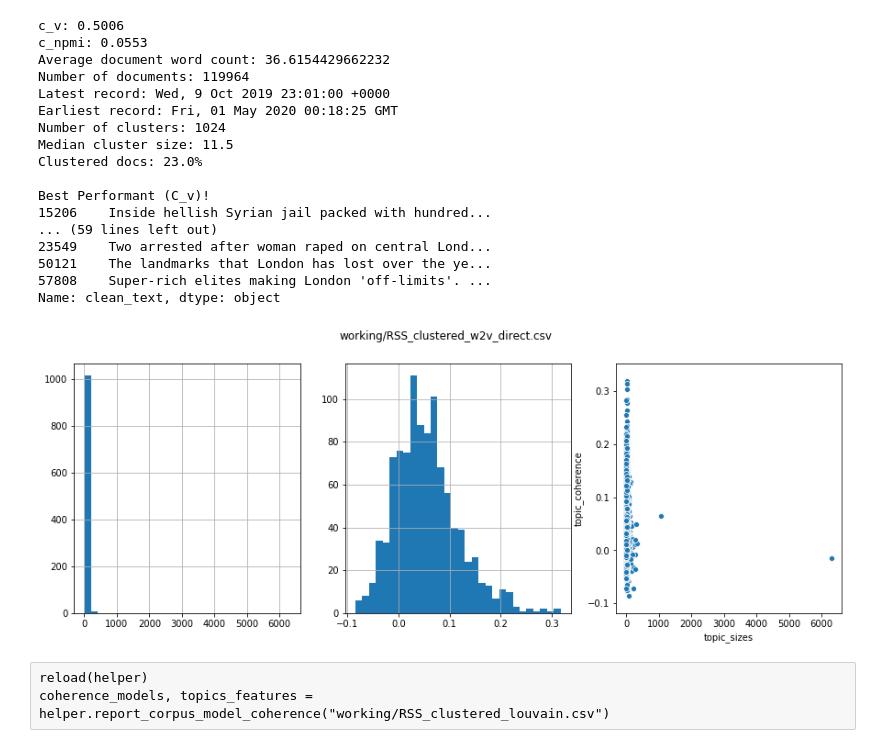
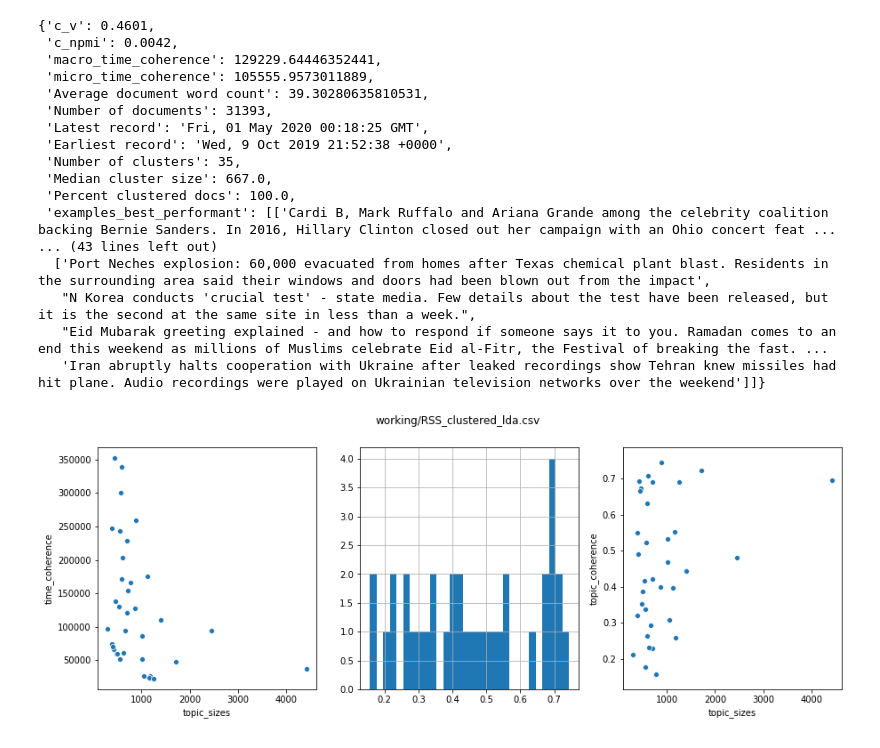
Before and after one commit to MartinChrisWood/news_crow, a Jupyter notebook: 04_clustering_metrics_RSS.ipynb, the cells around one changed output. Cells and saved outputs as stored; diff of their text form; code cells hidden in the pictures.

Commit message:
reporting tools consolidated to separate module

```diff
--- a/04_clustering_metrics_RSS.ipynb
+++ b/04_clustering_metrics_RSS.ipynb
@@ -77,25 +2,0 @@ Name: clean_text, dtype: object
-# %%
-reload(helper)
-coherence_models, topics_features = helper.report_corpus_model_coherence("working/RSS_clustered_w2v_direct.csv")
-# %% [output]
-c_v: 0.5006
-c_npmi: 0.0553
-Average document word count: 36.6154429662232
-Number of documents: 119964
-Latest record: Wed, 9 Oct 2019 23:01:00 +0000
-Earliest record: Fri, 01 May 2020 00:18:25 GMT
-Number of clusters: 1024
-Median cluster size: 11.5
-Clustered docs: 23.0%
-
-Best Performant (C_v)!
-15206    Inside hellish Syrian jail packed with hundred...
-... (59 lines left out)
-23549    Two arrested after woman raped on central Lond...
-50121    The landmarks that London has lost over the ye...
-57808    Super-rich elites making London 'off-limits'. ...
-Name: clean_text, dtype: object
-[figure, removed]
-# %% [raw]
-reload(helper)
-coherence_models, topics_features = helper.report_corpus_model_coherence("working/RSS_clustered_louvain.csv")
@@ -101,0 +5,24 @@ coherence_models, topics_features = helper.report_corpus_model_coherence("workin
+# %%
+from importlib import reload
+reload(reporter)
+lda_stats, lda_coherences, lda_topics_results = reporter.report_corpus_model_coherence("working/RSS_clustered_lda.csv")
+lda_stats
+# %% [output]
+{'c_v': 0.4601,
+ 'c_npmi': 0.0042,
+ 'macro_time_coherence': 129229.64446352441,
+ 'micro_time_coherence': 105555.9573011889,
+ 'Average document word count': 39.30280635810531,
+ 'Number of documents': 31393,
+ 'Latest record': 'Fri, 01 May 2020 00:18:25 GMT',
+ 'Earliest record': 'Wed, 9 Oct 2019 21:52:38 +0000',
+ 'Number of clusters': 35,
+ 'Median cluster size': 667.0,
+ 'Percent clustered docs': 100.0,
+ 'examples_best_performant': [['Cardi B, Mark Ruffalo and Ariana Grande among the celebrity coalition backing Bernie Sanders. In 2016, Hillary Clinton closed out her campaign with an Ohio concert feat ...
+... (43 lines left out)
+  ['Port Neches explosion: 60,000 evacuated from homes after Texas chemical plant blast. Residents in the surrounding area said their windows and doors had been blown out from the impact',
+   "N Korea conducts 'crucial test' - state media. Few details about the test have been released, but it is the second at the same site in less than a week.",
+   "Eid Mubarak greeting explained - and how to respond if someone says it to you. Ramadan comes to an end this weekend as millions of Muslims celebrate Eid al-Fitr, the Festival of breaking the fast. ...
+   'Iran abruptly halts cooperation with Ukraine after leaked recordings show Tehran knew missiles had hit plane. Audio recordings were played on Ukrainian television networks over the weekend']]}
+[figure, added]
```
Also changed, not shown: parts of 10 cells of this notebook, 5 other files.
